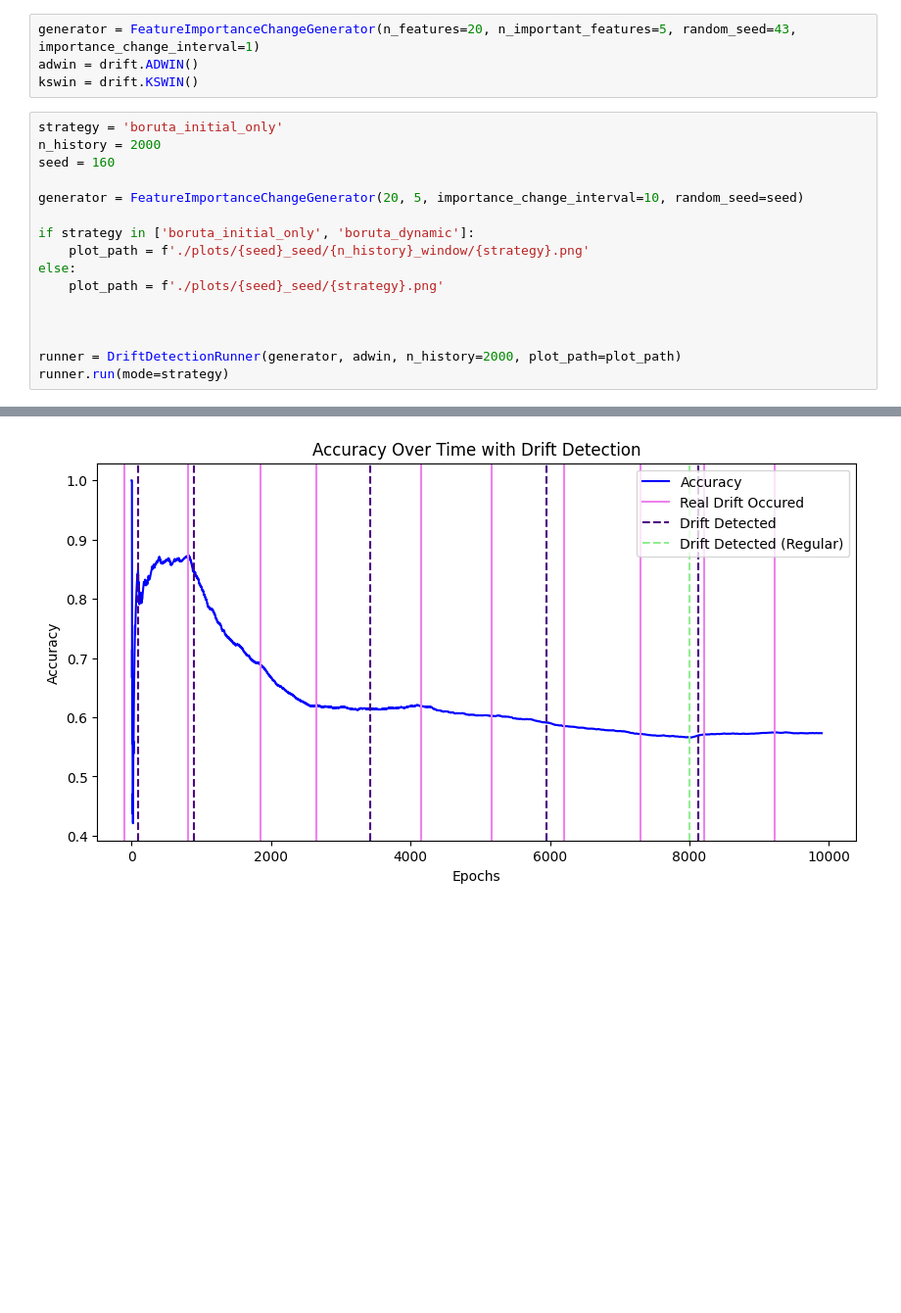
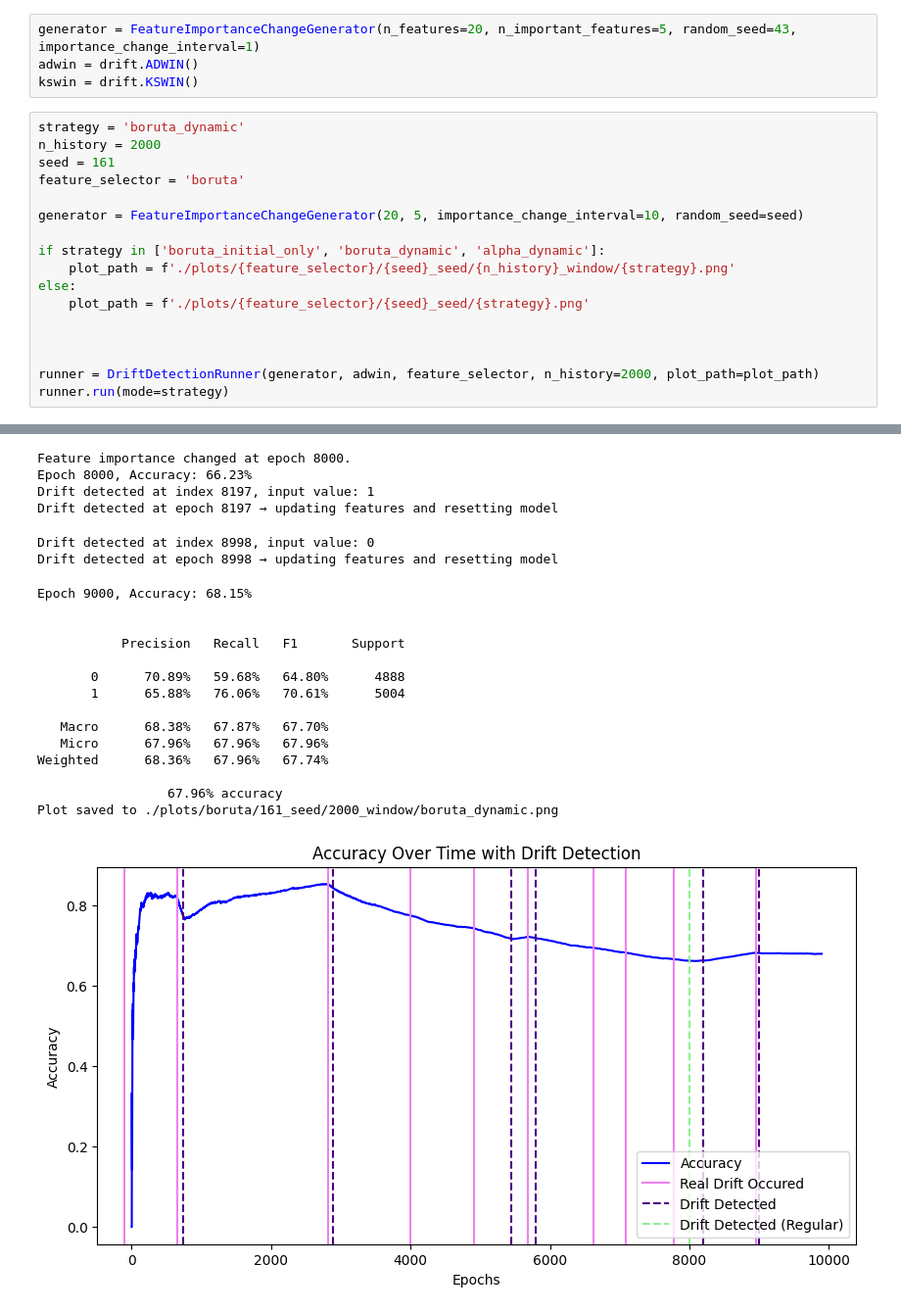
Before and after one commit to wpartycja/ml-in-data-streams, a Jupyter notebook: drift_detection.ipynb, the cells around one changed output, grey strips where cells are left out. Shown: that part at 98% size. Drawn from its saved outputs; the diff is of its cells as text; blank space fills up the shorter version.

Commit message:
added first version of alpha (need to check)

```diff
--- a/drift_detection.ipynb
+++ b/drift_detection.ipynb
@@ -13,20 +14,21 @@ generator = FeatureImportanceChangeGenerator(n_features=20, n_important_features
 adwin = drift.ADWIN()
 kswin = drift.KSWIN()
 # %%
-strategy = 'boruta_initial_only'
+strategy = 'boruta_dynamic'
 n_history = 2000
-seed = 160
+seed = 161
+feature_selector = 'boruta'
 
 generator = FeatureImportanceChangeGenerator(20, 5, importance_change_interval=10, random_seed=seed)
 
-if strategy in ['boruta_initial_only', 'boruta_dynamic']:
-    plot_path = f'./plots/{seed}_seed/{n_history}_window/{strategy}.png'
+if strategy in ['boruta_initial_only', 'boruta_dynamic', 'alpha_dynamic']:
+    plot_path = f'./plots/{feature_selector}/{seed}_seed/{n_history}_window/{strategy}.png'
 else:
-    plot_path = f'./plots/{seed}_seed/{strategy}.png'
+    plot_path = f'./plots/{feature_selector}/{seed}_seed/{strategy}.png'
 
 
 
-runner = DriftDetectionRunner(generator, adwin, n_history=2000, plot_path=plot_path)
+runner = DriftDetectionRunner(generator, adwin, feature_selector, n_history=2000, plot_path=plot_path)
 runner.run(mode=strategy)
 # %% [output]
 Epoch 0, Accuracy: 0.00%
@@ -66,4 +50,24 @@ Plot saved to ./plots/160_seed/boruta_initial_only.png
+Feature importance changed at epoch 8000.
+Epoch 8000, Accuracy: 66.23%
+Drift detected at index 8197, input value: 1
+Drift detected at epoch 8197 → updating features and resetting model
+Drift detected at index 8998, input value: 0
+Drift detected at epoch 8998 → updating features and resetting model
+Epoch 9000, Accuracy: 68.15%
+
+
+           Precision   Recall   F1       Support
+
+       0      70.89%   59.68%   64.80%      4888
+       1      65.88%   76.06%   70.61%      5004
+
+   Macro      68.38%   67.87%   67.70%
+   Micro      67.96%   67.96%   67.96%
+Weighted      68.36%   67.96%   67.74%
+
+                 67.96% accuracy
+Plot saved to ./plots/boruta/161_seed/2000_window/boruta_dynamic.png
-[figure, old version]
+[figure, new version]
 # %%
 generator.random_seed
 # %% [output]
```
Also changed, not shown: parts of 3 cells of this notebook, 15 other files.
